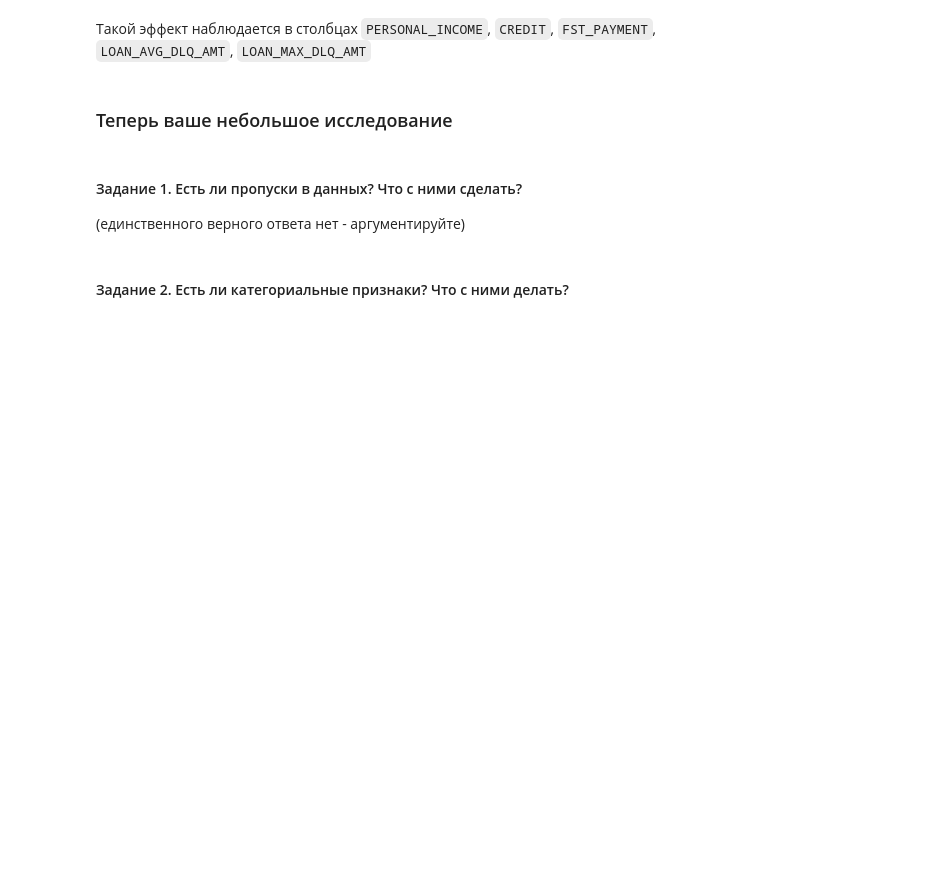
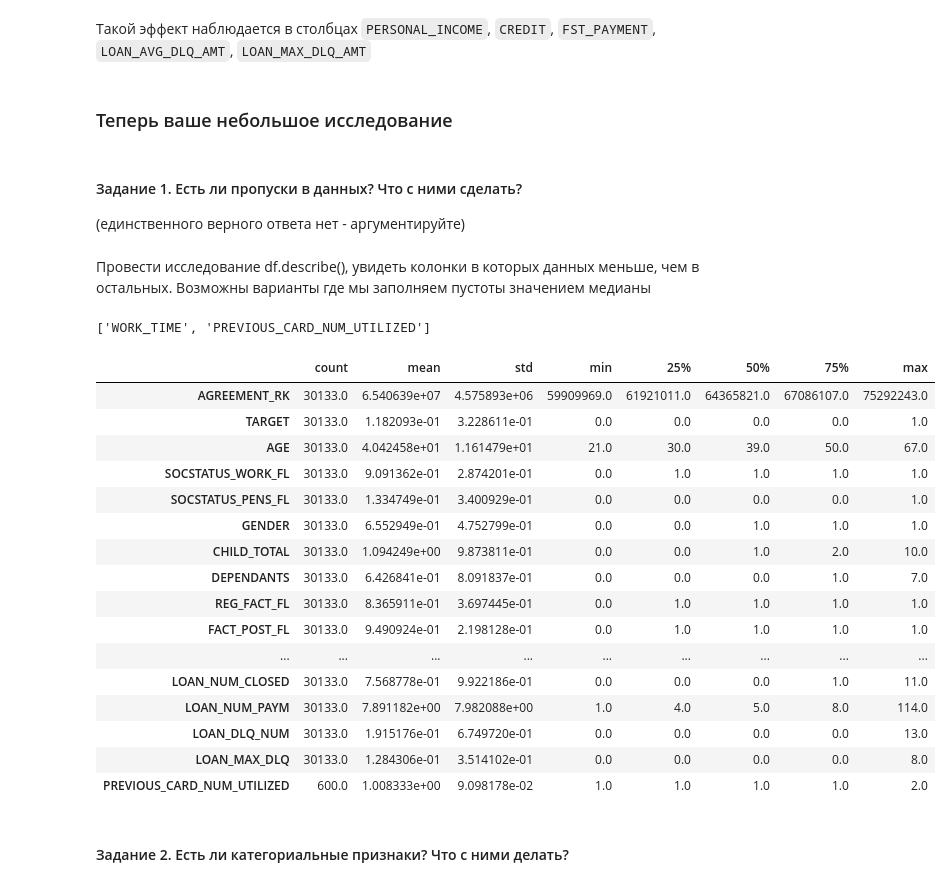
Before and after one commit to bodycat/sfml, a Jupyter notebook: hw_02/hw2-task.ipynb, the cells around one changed output. Cells and saved outputs as stored; diff of their text form; code cells hidden in the pictures; blank space fills up the shorter version.

```diff
--- a/hw_02/hw2-task.ipynb
+++ b/hw_02/hw2-task.ipynb
@@ -166,5 +167,38 @@ Name: PERSONAL_INCOME, Length: 30133, dtype: float64
 #### Задание 1. Есть ли пропуски в данных? Что с ними сделать?
 
 (единственного верного ответа нет - аргументируйте)
+# %% [markdown]
+Провести исследование df.describe(), увидеть колонки в которых данных меньше, чем в остальных.
+Возможны варианты где мы заполняем пустоты значением медианы
+# %%
+# Выводим список колонок, в которых количество данных меньше, чем число строк data frame
+# для числовых данных
+missing_data_in = [c for c in df.columns if df[c].dtype.name !='object' if df[c].count()<len(df)]
+missing_data_in
+# %% [output]
+['WORK_TIME', 'PREVIOUS_CARD_NUM_UTILIZED']
+# %%
+# Проверим вручную
+df.describe().T
+# PREVIOUS_CARD_NUM_UTILIZED 	600.0
+# WORK_TIME 	27416.0
+# %% [output]
+|  | count | mean | std | min | 25% | 50% | 75% | max |
+| AGREEMENT_RK | 30133.0 | 6.540639e+07 | 4.575893e+06 | 59909969.0 | 61921011.0 | 64365821.0 | 67086107.0 | 75292243.0 |
+| TARGET | 30133.0 | 1.182093e-01 | 3.228611e-01 | 0.0 | 0.0 | 0.0 | 0.0 | 1.0 |
+| AGE | 30133.0 | 4.042458e+01 | 1.161479e+01 | 21.0 | 30.0 | 39.0 | 50.0 | 67.0 |
+| SOCSTATUS_WORK_FL | 30133.0 | 9.091362e-01 | 2.874201e-01 | 0.0 | 1.0 | 1.0 | 1.0 | 1.0 |
+| SOCSTATUS_PENS_FL | 30133.0 | 1.334749e-01 | 3.400929e-01 | 0.0 | 0.0 | 0.0 | 0.0 | 1.0 |
+| GENDER | 30133.0 | 6.552949e-01 | 4.752799e-01 | 0.0 | 0.0 | 1.0 | 1.0 | 1.0 |
+| CHILD_TOTAL | 30133.0 | 1.094249e+00 | 9.873811e-01 | 0.0 | 0.0 | 1.0 | 2.0 | 10.0 |
+| DEPENDANTS | 30133.0 | 6.426841e-01 | 8.091837e-01 | 0.0 | 0.0 | 0.0 | 1.0 | 7.0 |
+| REG_FACT_FL | 30133.0 | 8.365911e-01 | 3.697445e-01 | 0.0 | 1.0 | 1.0 | 1.0 | 1.0 |
+| FACT_POST_FL | 30133.0 | 9.490924e-01 | 2.198128e-01 | 0.0 | 1.0 | 1.0 | 1.0 | 1.0 |
+| ... | ... | ... | ... | ... | ... | ... | ... | ... |
+| LOAN_NUM_CLOSED | 30133.0 | 7.568778e-01 | 9.922186e-01 | 0.0 | 0.0 | 0.0 | 1.0 | 11.0 |
+| LOAN_NUM_PAYM | 30133.0 | 7.891182e+00 | 7.982088e+00 | 1.0 | 4.0 | 5.0 | 8.0 | 114.0 |
+| LOAN_DLQ_NUM | 30133.0 | 1.915176e-01 | 6.749720e-01 | 0.0 | 0.0 | 0.0 | 0.0 | 13.0 |
+| LOAN_MAX_DLQ | 30133.0 | 1.284306e-01 | 3.514102e-01 | 0.0 | 0.0 | 0.0 | 0.0 | 8.0 |
+| PREVIOUS_CARD_NUM_UTILIZED | 600.0 | 1.008333e+00 | 9.098178e-02 | 1.0 | 1.0 | 1.0 | 1.0 | 2.0 |
 # %% [markdown]
 #### Задание 2. Есть ли категориальные признаки? Что с ними делать?
```
Also changed, not shown: parts of 68 cells of this notebook.
